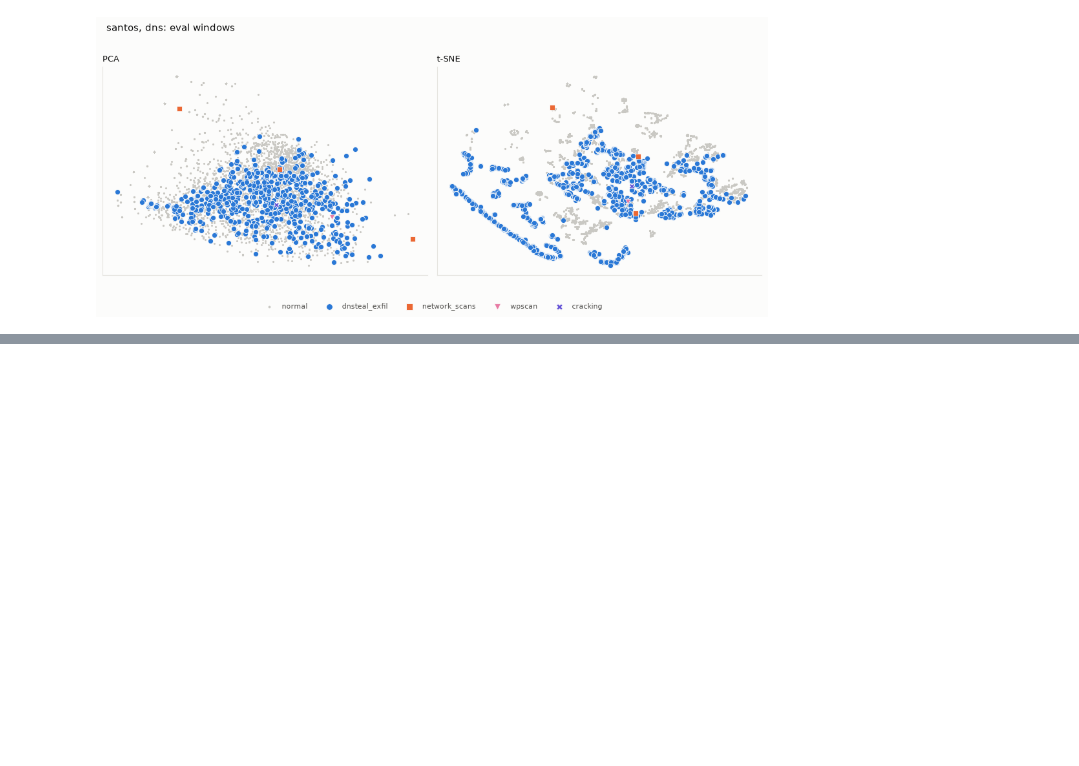
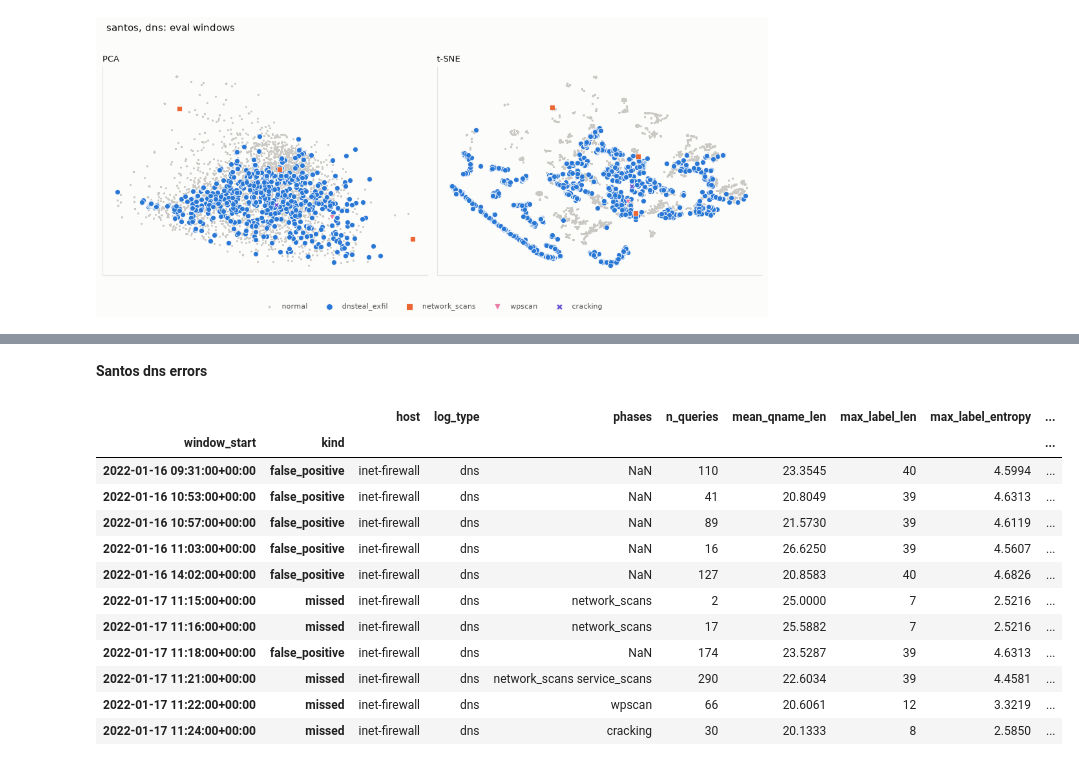
Before and after one commit to EmirSalmanDev/cmpe412, a Jupyter notebook: notebooks/03_ml_models.ipynb, the cells around one changed output, grey strips where cells are left out. Cells and saved outputs as stored; diff of their text form; code cells hidden in the pictures; blank space fills up the shorter version.

```diff
--- a/notebooks/03_ml_models.ipynb
+++ b/notebooks/03_ml_models.ipynb
@@ -441,0 +629,18 @@ for name in TESTBEDS:
+# %%
+errors = pd.read_csv(results_dir / "supervised_santos_errors.csv")
+show("Santos dns errors", errors.round(4).set_index(["window_start", "kind"]))
+# %% [output]
+**Santos dns errors**
+|  |  | host | log_type | phases | n_queries | mean_qname_len | max_label_len | max_label_entropy | ... |
+| window_start | kind |  |  |  |  |  |  |  | ... |
+| 2022-01-16 09:31:00+00:00 | false_positive | inet-firewall | dns | NaN | 110 | 23.3545 | 40 | 4.5994 | ... |
+| 2022-01-16 10:53:00+00:00 | false_positive | inet-firewall | dns | NaN | 41 | 20.8049 | 39 | 4.6313 | ... |
+| 2022-01-16 10:57:00+00:00 | false_positive | inet-firewall | dns | NaN | 89 | 21.5730 | 39 | 4.6119 | ... |
+| 2022-01-16 11:03:00+00:00 | false_positive | inet-firewall | dns | NaN | 16 | 26.6250 | 39 | 4.5607 | ... |
+| 2022-01-16 14:02:00+00:00 | false_positive | inet-firewall | dns | NaN | 127 | 20.8583 | 40 | 4.6826 | ... |
+| 2022-01-17 11:15:00+00:00 | missed | inet-firewall | dns | network_scans | 2 | 25.0000 | 7 | 2.5216 | ... |
+| 2022-01-17 11:16:00+00:00 | missed | inet-firewall | dns | network_scans | 17 | 25.5882 | 7 | 2.5216 | ... |
+| 2022-01-17 11:18:00+00:00 | false_positive | inet-firewall | dns | NaN | 174 | 23.5287 | 39 | 4.6313 | ... |
+| 2022-01-17 11:21:00+00:00 | missed | inet-firewall | dns | network_scans service_scans | 290 | 22.6034 | 39 | 4.4581 | ... |
+| 2022-01-17 11:22:00+00:00 | missed | inet-firewall | dns | wpscan | 66 | 20.6061 | 12 | 3.3219 | ... |
+| 2022-01-17 11:24:00+00:00 | missed | inet-firewall | dns | cracking | 30 | 20.1333 | 8 | 2.5850 | ... |
```
Also changed, not shown: parts of 15 cells of this notebook, 8 other files.
